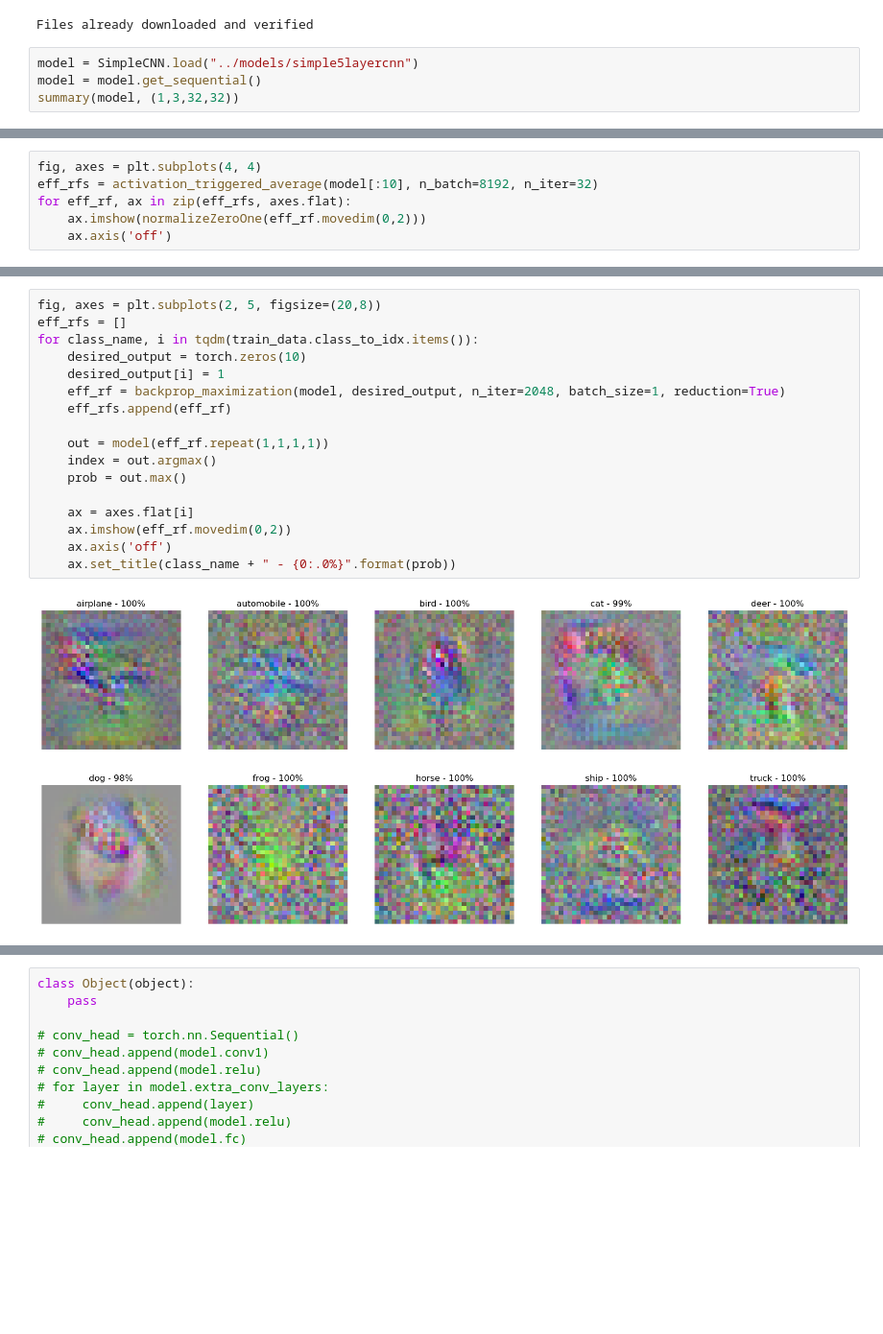
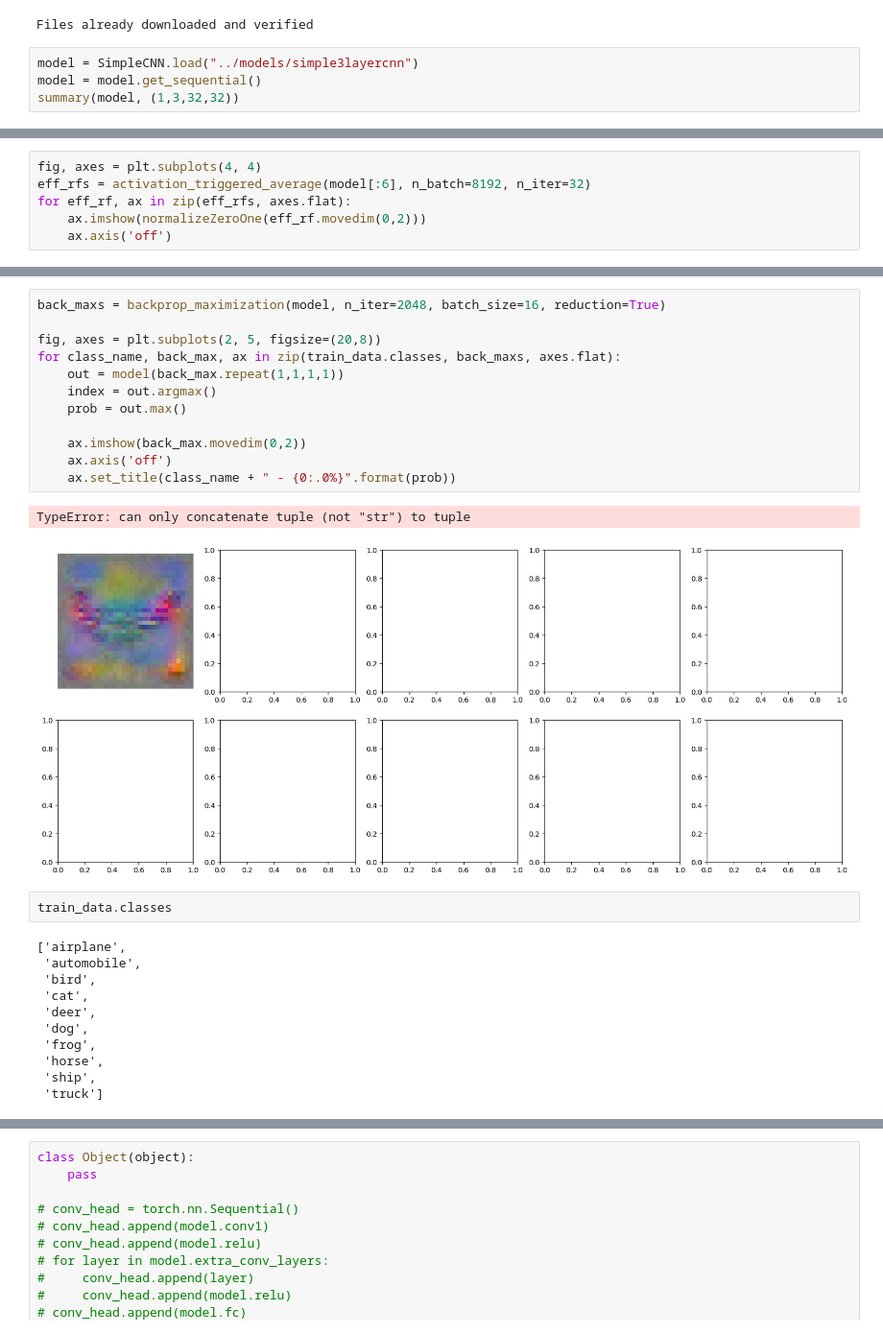
Before and after one commit to fabioseel/receptive-fields, a Jupyter notebook: src/evaluation.ipynb, the cells around one changed output, grey strips where cells are left out. Shown at 96% size. Saved outputs shown, nothing was run; the diff lists cells and outputs as text; blank space fills up the shorter version.

Commit message:
refactor: wrapper to calc rec field etc for all possible outputs

```diff
--- a/src/evaluation.ipynb
+++ b/src/evaluation.ipynb
@@ -16,7 +16,7 @@ train_loader = DataLoader(train_data, batch_size=256, shuffle=False)
 # %% [output]
 Files already downloaded and verified
 # %%
-model = SimpleCNN.load("../models/simple5layercnn")
+model = SimpleCNN.load("../models/simple3layercnn")
 model = model.get_sequential()
 summary(model, (1,3,32,32))
 # %% [output]
@@ -49,6 +40,6 @@ torch.Size([16, 1, 1])
 # %%
 fig, axes = plt.subplots(4, 4)
-eff_rfs = activation_triggered_average(model[:10], n_batch=8192, n_iter=32)
+eff_rfs = activation_triggered_average(model[:6], n_batch=8192, n_iter=32)
 for eff_rf, ax in zip(eff_rfs, axes.flat):
     ax.imshow(normalizeZeroOne(eff_rf.movedim(0,2)))
     ax.axis('off')
@@ -67,20 +59,29 @@ for class_name, i in train_data.class_to_idx.items():
 # %%
+back_maxs = backprop_maximization(model, n_iter=2048, batch_size=16, reduction=True)
+
 fig, axes = plt.subplots(2, 5, figsize=(20,8))
-eff_rfs = []
-for class_name, i in tqdm(train_data.class_to_idx.items()):
-    desired_output = torch.zeros(10)
-    desired_output[i] = 1
-    eff_rf = backprop_maximization(model, desired_output, n_iter=2048, batch_size=1, reduction=True)
-    eff_rfs.append(eff_rf)
-
-    out = model(eff_rf.repeat(1,1,1,1))
+for class_name, back_max, ax in zip(train_data.classes, back_maxs, axes.flat):
+    out = model(back_max.repeat(1,1,1,1))
     index = out.argmax()
     prob = out.max()
 
-    ax = axes.flat[i]
-    ax.imshow(eff_rf.movedim(0,2))
+    ax.imshow(back_max.movedim(0,2))
     ax.axis('off')
     ax.set_title(class_name + " - {0:.0%}".format(prob))
 # %% [output]
+TypeError: can only concatenate tuple (not "str") to tuple
-[figure, old version]
+[figure, new version]
+# %%
+train_data.classes
+# %% [output]
+['airplane',
+ 'automobile',
+ 'bird',
+ 'cat',
+ 'deer',
+ 'dog',
+ 'frog',
+ 'horse',
+ 'ship',
+ 'truck']
 # %%
```
Also changed, not shown: parts of 8 cells of this notebook, 1 other file.
